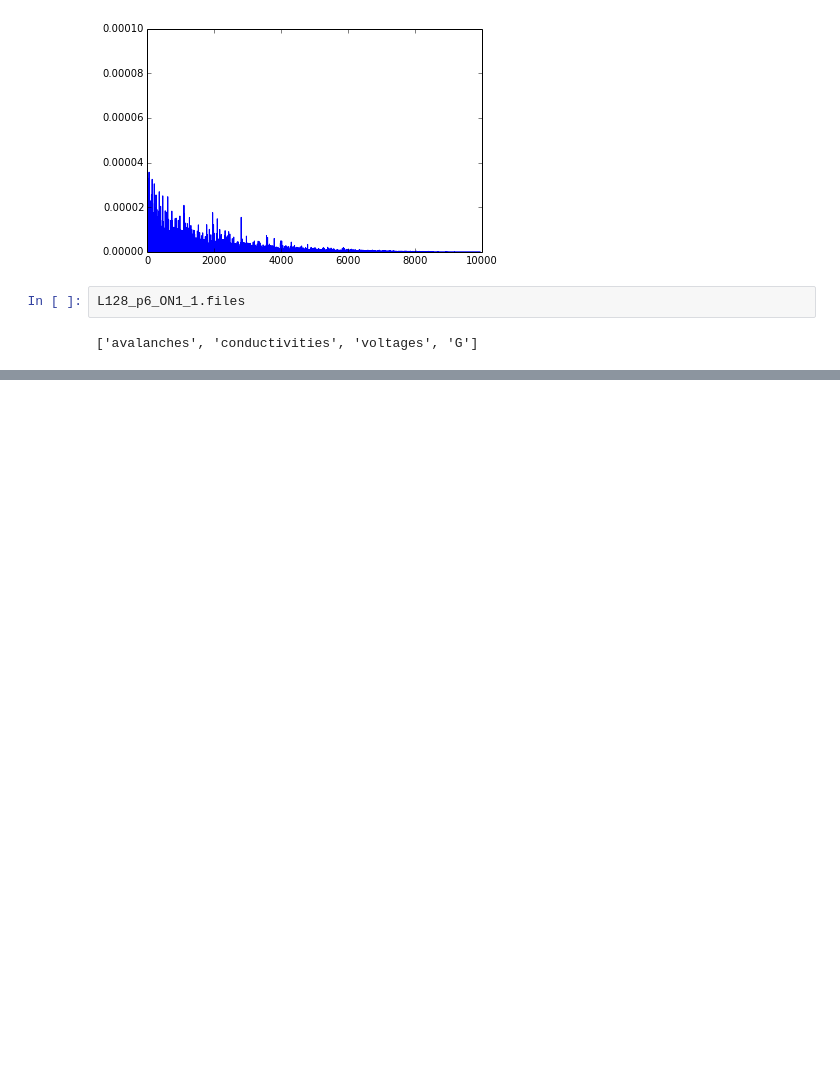
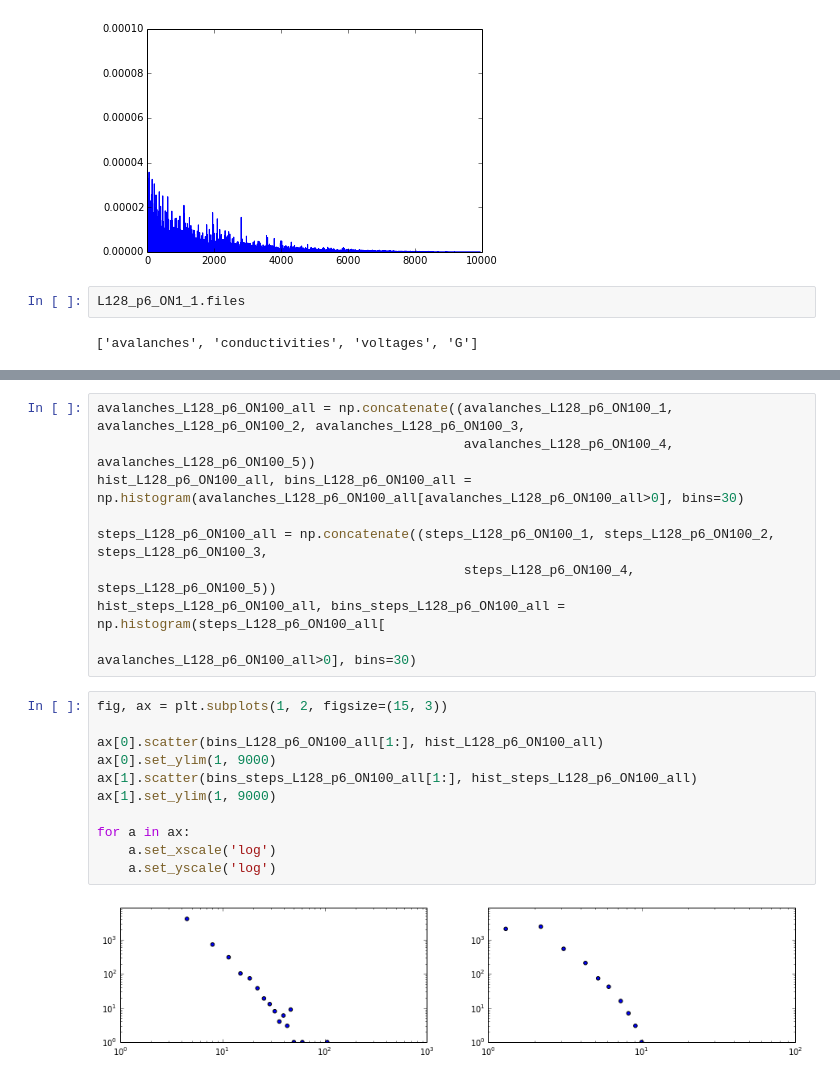
Before and after one commit to forrestsheldon/memNets, a Jupyter notebook: Memristor_Fuse_Data.ipynb, the cells around one changed output, grey strips where cells are left out. Drawn from its saved outputs; the diff is of its cells as text; blank space fills up the shorter version.

```diff
--- a/Memristor_Fuse_Data.ipynb
+++ b/Memristor_Fuse_Data.ipynb
@@ -634,0 +795,22 @@ L128_p6_ON1_1.files
+# %%
+avalanches_L128_p6_ON100_all = np.concatenate((avalanches_L128_p6_ON100_1, avalanches_L128_p6_ON100_2, avalanches_L128_p6_ON100_3,
+                                               avalanches_L128_p6_ON100_4, avalanches_L128_p6_ON100_5))
+hist_L128_p6_ON100_all, bins_L128_p6_ON100_all = np.histogram(avalanches_L128_p6_ON100_all[avalanches_L128_p6_ON100_all>0], bins=30)
+
+steps_L128_p6_ON100_all = np.concatenate((steps_L128_p6_ON100_1, steps_L128_p6_ON100_2, steps_L128_p6_ON100_3,
+                                               steps_L128_p6_ON100_4, steps_L128_p6_ON100_5))
+hist_steps_L128_p6_ON100_all, bins_steps_L128_p6_ON100_all = np.histogram(steps_L128_p6_ON100_all[
+                                                             avalanches_L128_p6_ON100_all>0], bins=30)
+# %%
+fig, ax = plt.subplots(1, 2, figsize=(15, 3))
+
+ax[0].scatter(bins_L128_p6_ON100_all[1:], hist_L128_p6_ON100_all)
+ax[0].set_ylim(1, 9000)
+ax[1].scatter(bins_steps_L128_p6_ON100_all[1:], hist_steps_L128_p6_ON100_all)
+ax[1].set_ylim(1, 9000)
+
+for a in ax:
+    a.set_xscale('log')
+    a.set_yscale('log')
+# %% [output]
+[figure, added]
```
Also changed, not shown: parts of 6 cells of this notebook, 1 other file.
